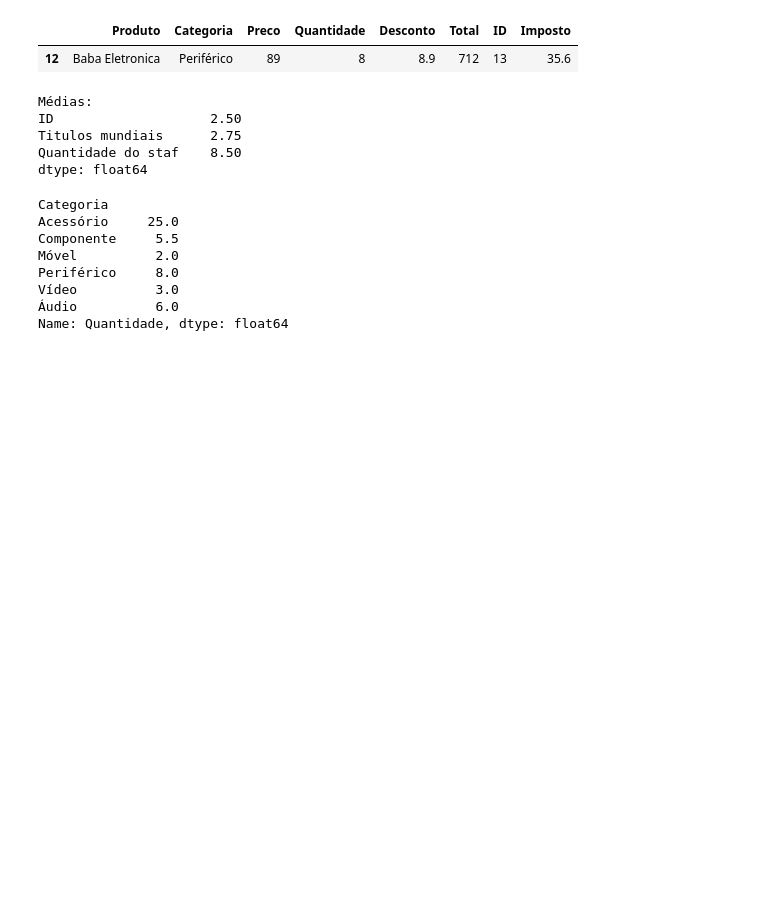
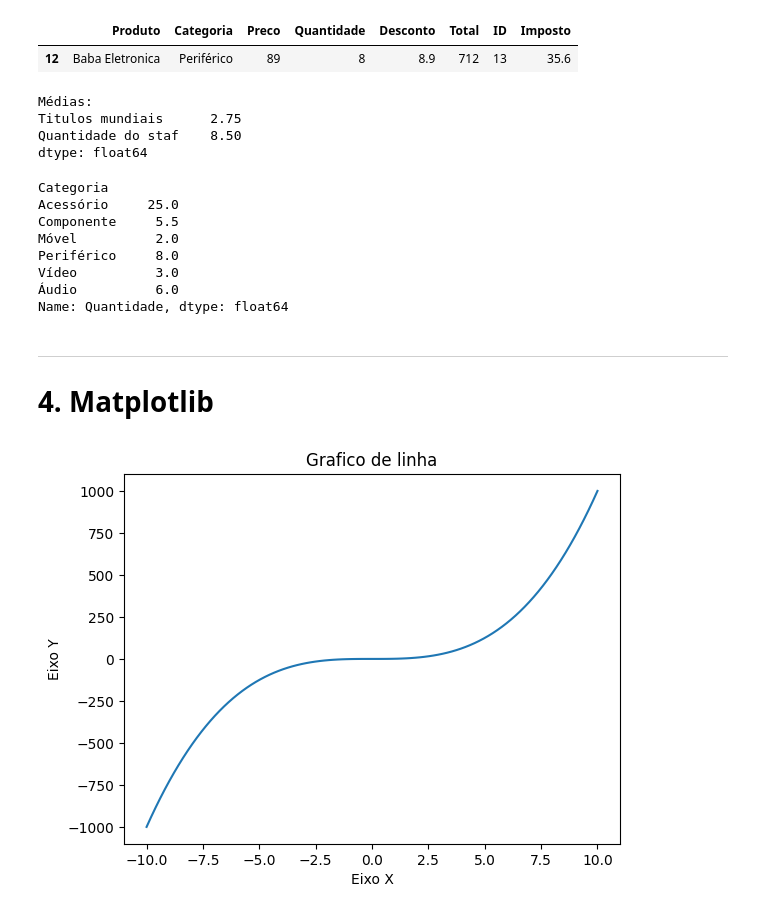
Before and after one commit to httpMatheus-dev/inteligencia-artificial-umc, a Jupyter notebook: Exercícios_DataScience_MatheusGabriel_6B_Noturno.ipynb, the cells around one changed output. Cells and saved outputs as stored; diff of their text form; code cells hidden in the pictures; blank space fills up the shorter version.

Commit message:
Exercicios matplotlib finalizado 20/20

```diff
--- a/Exercícios_DataScience_MatheusGabriel_6B_Noturno.ipynb
+++ b/Exercícios_DataScience_MatheusGabriel_6B_Noturno.ipynb
@@ -1024,11 +1006,11 @@ times_esports = {
     'Quantidade do staf': [8, 5, 9, 12]
 }
 df_times = pd.DataFrame(times_esports)
-medias = df_times.mean(numeric_only=True)
+# ID é identificador, não medida — a média dele não tem significado estatístico
+medias = df_times.drop(columns='ID').mean(numeric_only=True)
 print(f'Médias:\n{medias}')
 # %% [output]
 Médias:
-ID                    2.50
 Titulos mundiais      2.75
 Quantidade do staf    8.50
 dtype: float64
@@ -1045,3 +1027,6 @@ Periférico     8.0
 Vídeo          3.0
 Áudio          6.0
 Name: Quantidade, dtype: float64
+# %% [markdown]
+---
+# 4. Matplotlib
@@ -1047,0 +1035,13 @@ Name: Quantidade, dtype: float64
+# %%
+# 1. Crie um gráfico de linha para a função y = x^3 no intervalo de x = -10 até x = 10.
+
+x = np.linspace(-10,10,100)
+y = x**3
+
+plt.plot(x,y)
+plt.title("Grafico de linha")
+plt.xlabel("Eixo X")
+plt.ylabel("Eixo Y")
+plt.show()
+# %% [output]
+[figure, added]
```
Also changed, not shown: parts of 46 cells of this notebook.
